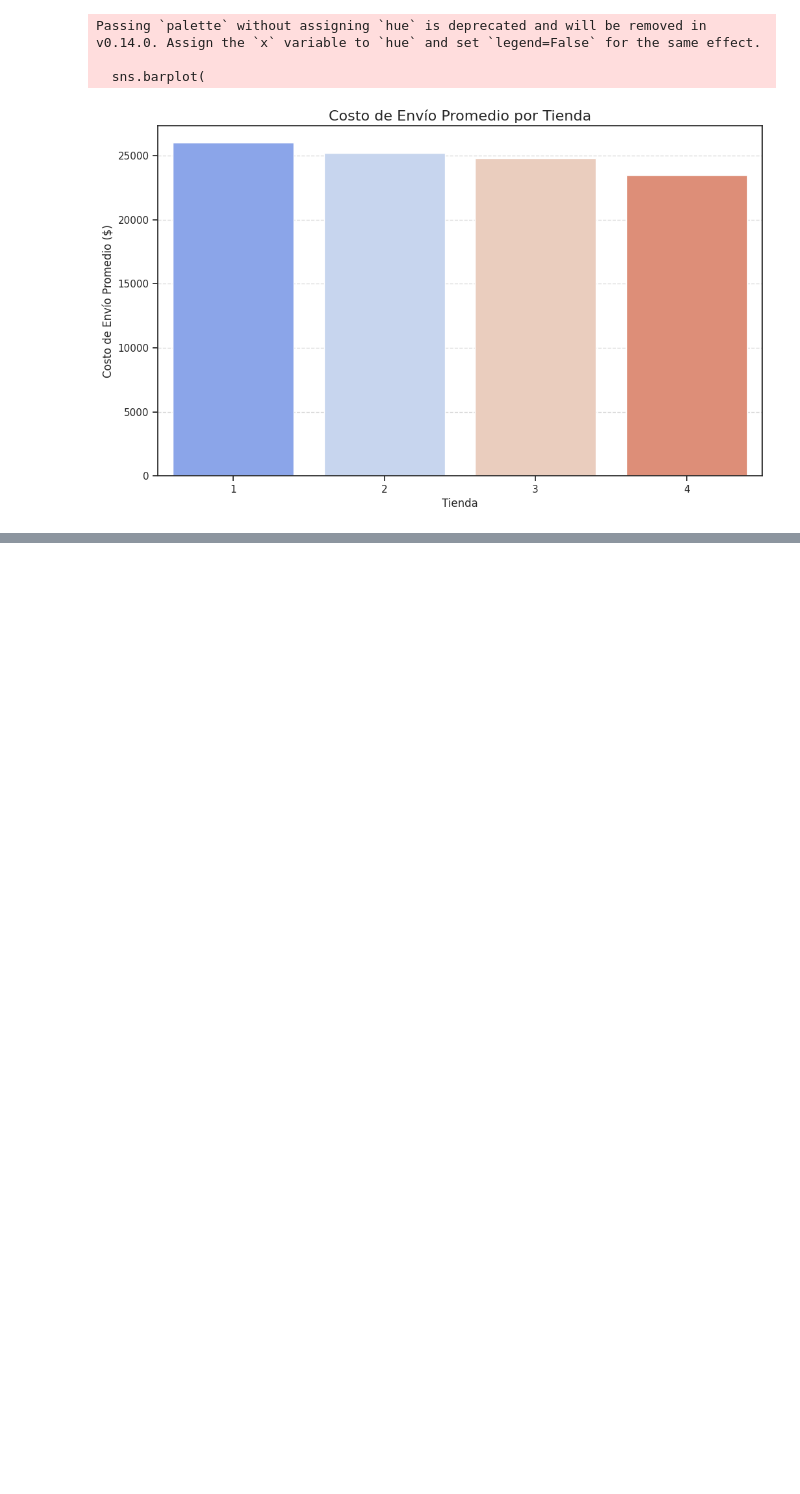
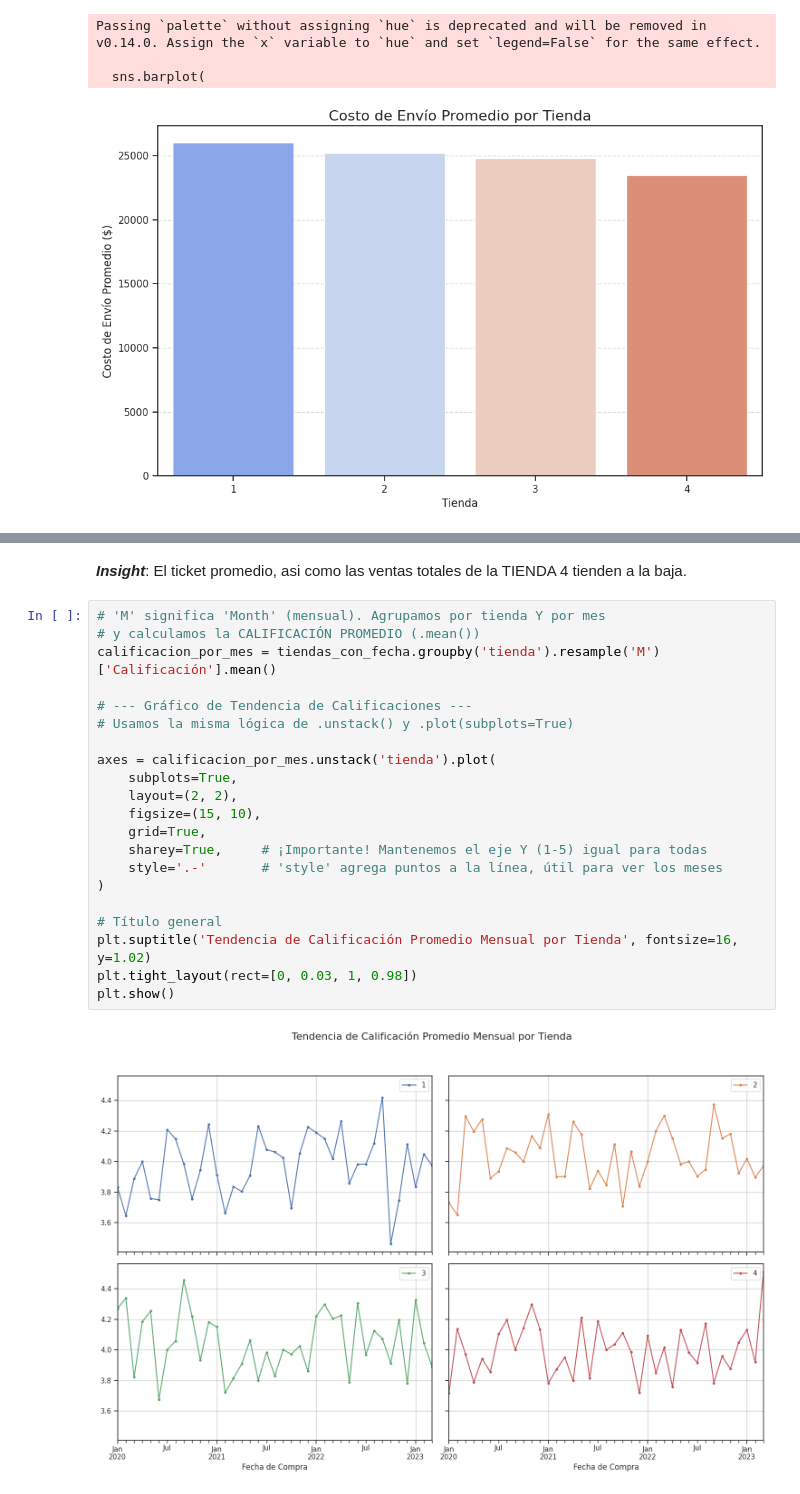
Before and after one commit to nikovido/datascience-alurastore-ONE-alura, a Jupyter notebook: AluraStoreLatam.ipynb, the cells around one changed output, grey strips where cells are left out. Drawn from its saved outputs; the diff is of its cells as text; blank space fills up the shorter version.

```diff
--- a/AluraStoreLatam.ipynb
+++ b/AluraStoreLatam.ipynb
@@ -495,0 +580,25 @@ Passing `palette` without assigning `hue` is deprecated and will be removed in v
+# %% [markdown]
+***Insight***: El ticket promedio, asi como las ventas totales de la TIENDA 4 tienden a la baja.
+# %%
+# 'M' significa 'Month' (mensual). Agrupamos por tienda Y por mes
+# y calculamos la CALIFICACIÓN PROMEDIO (.mean())
+calificacion_por_mes = tiendas_con_fecha.groupby('tienda').resample('M')['Calificación'].mean()
+
+# --- Gráfico de Tendencia de Calificaciones ---
+# Usamos la misma lógica de .unstack() y .plot(subplots=True)
+
+axes = calificacion_por_mes.unstack('tienda').plot(
+    subplots=True,
+    layout=(2, 2),
+    figsize=(15, 10),
+    grid=True,
+    sharey=True,     # ¡Importante! Mantenemos el eje Y (1-5) igual para todas
+    style='.-'       # 'style' agrega puntos a la línea, útil para ver los meses
+)
+
+# Título general
+plt.suptitle('Tendencia de Calificación Promedio Mensual por Tienda', fontsize=16, y=1.02)
+plt.tight_layout(rect=[0, 0.03, 1, 0.98])
+plt.show()
+# %% [output]
+[figure, added]
```
Also changed, not shown: parts of 17 cells of this notebook.
